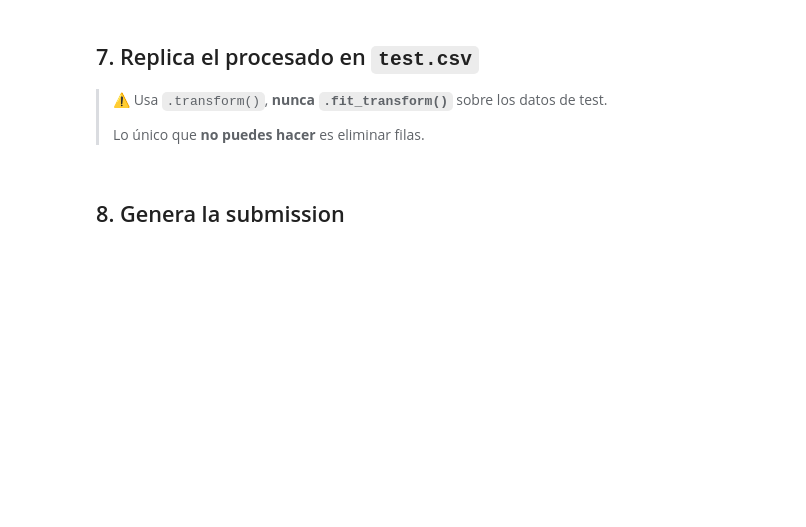
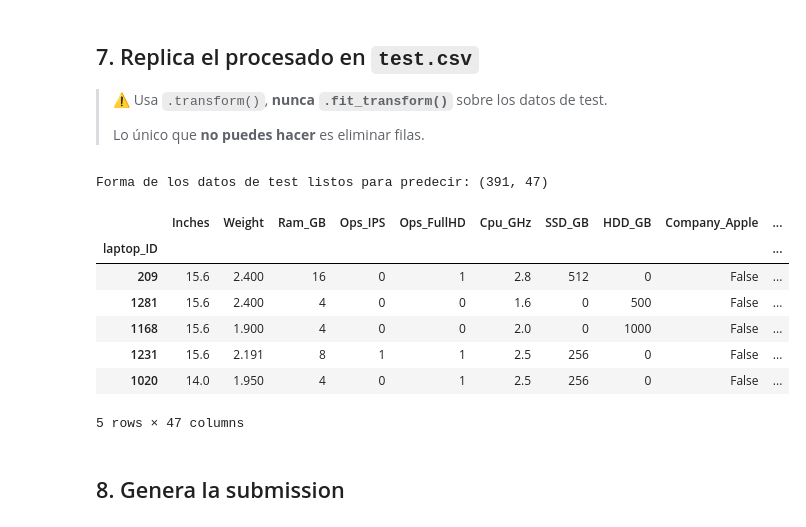
Before and after one commit to lolarealcejudo27/DS-Online-Lola, a Jupyter notebook: Team_Challenges/TC_04_Sprint_12_Kaggle/TC-Kaggle_submission.ipynb, the cells around one changed output. Saved outputs shown, nothing was run; the diff lists cells and outputs as text; code cells hidden in the pictures; blank space fills up the shorter version.

```diff
--- a/Team_Challenges/TC_04_Sprint_12_Kaggle/TC-Kaggle_submission.ipynb
+++ b/Team_Challenges/TC_04_Sprint_12_Kaggle/TC-Kaggle_submission.ipynb
@@ -196,0 +209,30 @@ Una vez afinado el modelo, reentrenamos con **todos** los datos disponibles ante
+# %%
+#5.REENTRENAMIENTO SOBRE TODOS LOS DATOS
+#Limpiamos todo el dataset original de train
+df_full_clean = advanced_cleaning(df)
+
+#Guardamos el target y quitamos la columna
+y_full_train = df['target']
+if 'target' in df_full_clean.columns:
+    df_full_clean.drop(columns=['target'], inplace=True)
+if 'target' in df_full_clean.columns:
+    df_full_clean.drop(columns=['target'], inplace=True)
+
+#Cargamos test para hacer el One-Hot Encoding unificado con el de entrenamiento completo
+X_pred_raw = pd.read_csv('./data/test.csv', encoding='latin-1')
+X_pred_clean = advanced_cleaning(X_pred_raw)
+
+#Concatenamos de nuevo
+categorical_features = ['Company', 'TypeName', 'OpSys', 'Cpu_Brand', 'Gpu_Brand']
+combined_full = pd.concat([df_full_clean, X_pred_clean], axis=0, keys=['train', 'test'])
+combined_full_encoded = pd.get_dummies(combined_full, columns=categorical_features, drop_first=True)
+
+#Separamos definitivamente
+X_full_train = combined_full_encoded.xs('train')
+X_pred_final = combined_full_encoded.xs('test')
+
+#Entrenamos el modelo final con el 100% de los datos y los nuevos hiperparámetros
+final_model = RandomForestRegressor(n_estimators=200, max_depth=15, random_state=42)
+final_model.fit(X_full_train, y_full_train)
+
+print("Modelo entrenado")
@@ -215,3 +263,16 @@ X_pred.head()
+# %%
+print("Forma de los datos de test listos para predecir:", X_pred_final.shape)
+X_pred_final.head()
+# %% [output]
+Forma de los datos de test listos para predecir: (391, 47)
+|  | Inches | Weight | Ram_GB | Ops_IPS | Ops_FullHD | Cpu_GHz | SSD_GB | HDD_GB | Company_Apple | ... |
+| laptop_ID |  |  |  |  |  |  |  |  |  | ... |
+| 209 | 15.6 | 2.400 | 16 | 0 | 1 | 2.8 | 512 | 0 | False | ... |
+| 1281 | 15.6 | 2.400 | 4 | 0 | 0 | 1.6 | 0 | 500 | False | ... |
+| 1168 | 15.6 | 1.900 | 4 | 0 | 0 | 2.0 | 0 | 1000 | False | ... |
+| 1231 | 15.6 | 2.191 | 8 | 1 | 1 | 2.5 | 256 | 0 | False | ... |
+| 1020 | 14.0 | 1.950 | 4 | 0 | 1 | 2.5 | 256 | 0 | False | ... |
+5 rows × 47 columns
 # %% [markdown]
 ## 8. Genera la submission
 # %% [markdown]
```
Also changed, not shown: parts of 19 cells of this notebook, 2 other files.
